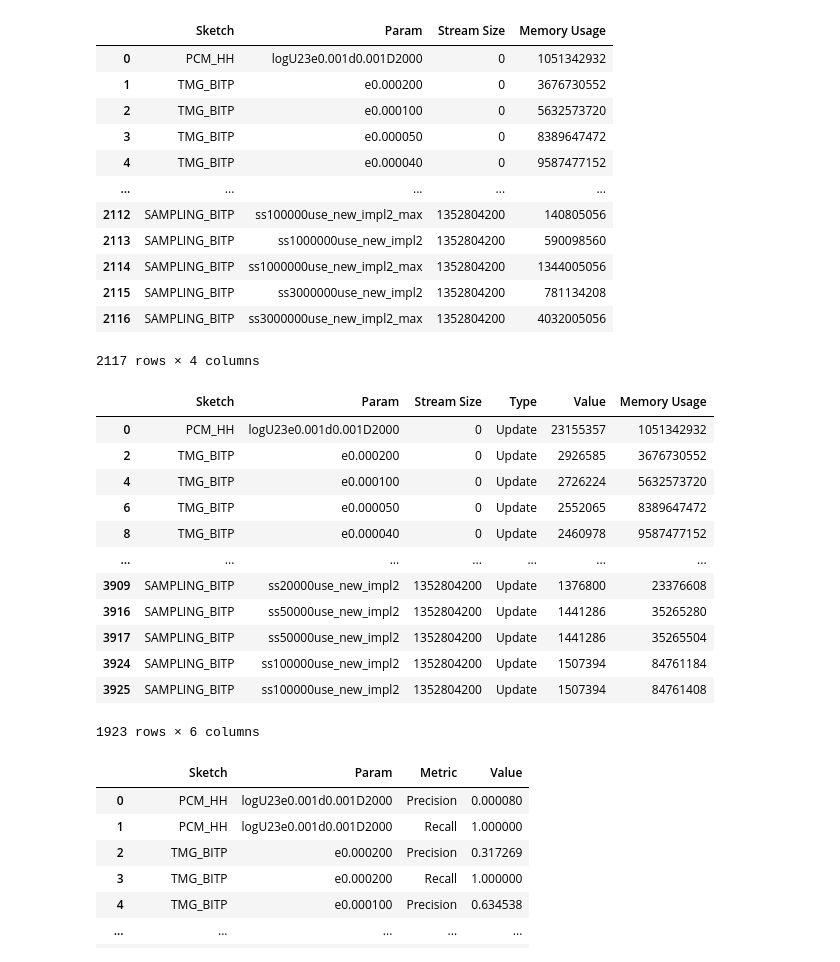
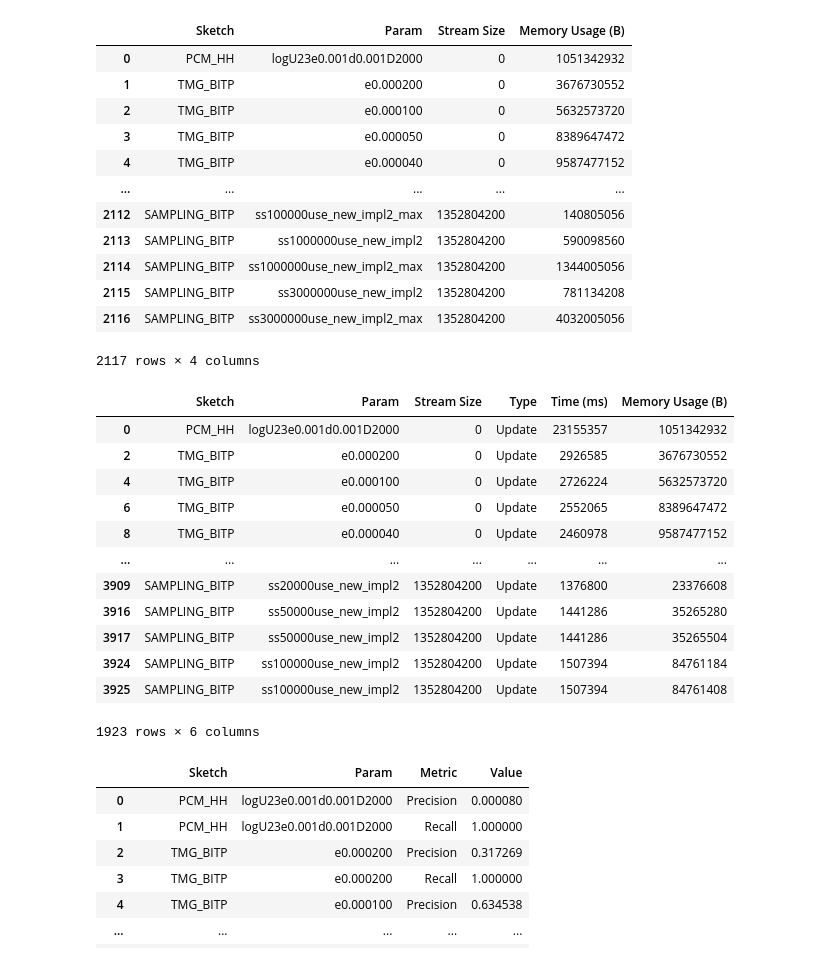
Before and after one commit to Yanqing-UTAH/ATTPCode, a Jupyter notebook: plot/HH_BITP_clientid.ipynb, the cells around one changed output. Cells and saved outputs as stored; diff of their text form; code cells hidden in the pictures.

```diff
--- a/plot/HH_BITP_clientid.ipynb
+++ b/plot/HH_BITP_clientid.ipynb
@@ -18,7 +18,7 @@ for i in range(num_files):
 raw_pr = []
 raw_mem = []
 raw_time = []
-for i in range(num_files):
+for i in range(len(s)):
     ln = 0
     query_type = ""
     for line in s[i]:
@@ -51,10 +51,10 @@ for i in range(num_files):
                 t = [sketch[0], ''.join(sketch[1:]), ln, int(t[1].split("=")[0].strip()[:-2])]
                 raw_mem.append(t)
 # %%
-mem_df = pd.DataFrame(raw_mem, columns = ["Sketch", "Param", "Stream Size", "Memory Usage"])
+mem_df = pd.DataFrame(raw_mem, columns = ["Sketch", "Param", "Stream Size", "Memory Usage (B)"])
 mem_df
 # %% [output]
-|  | Sketch | Param | Stream Size | Memory Usage |
+|  | Sketch | Param | Stream Size | Memory Usage (B) |
 | 0 | PCM_HH | logU23e0.001d0.001D2000 | 0 | 1051342932 |
 | 1 | TMG_BITP | e0.000200 | 0 | 3676730552 |
 | 2 | TMG_BITP | e0.000100 | 0 | 5632573720 |
@@ -68,12 +68,12 @@ mem_df
 | 2116 | SAMPLING_BITP | ss3000000use_new_impl2_max | 1352804200 | 4032005056 |
 2117 rows × 4 columns
 # %%
-time_df = pd.DataFrame(raw_time, columns = ["Sketch", "Param", "Stream Size", "Type", "Value"])
+time_df = pd.DataFrame(raw_time, columns = ["Sketch", "Param", "Stream Size", "Type", "Time (ms)"])
 time_df_processed = pd.merge(time_df, mem_df, on = ["Sketch", "Param", "Stream Size"]).drop_duplicates()
 update_time_df = time_df_processed[time_df_processed["Type"] == "Update"]
 update_time_df
 # %% [output]
-|  | Sketch | Param | Stream Size | Type | Value | Memory Usage |
+|  | Sketch | Param | Stream Size | Type | Time (ms) | Memory Usage (B) |
 | 0 | PCM_HH | logU23e0.001d0.001D2000 | 0 | Update | 23155357 | 1051342932 |
 | 2 | TMG_BITP | e0.000200 | 0 | Update | 2926585 | 3676730552 |
 | 4 | TMG_BITP | e0.000100 | 0 | Update | 2726224 | 5632573720 |
```
Also changed, not shown: parts of 5 cells of this notebook, 3 other files.
